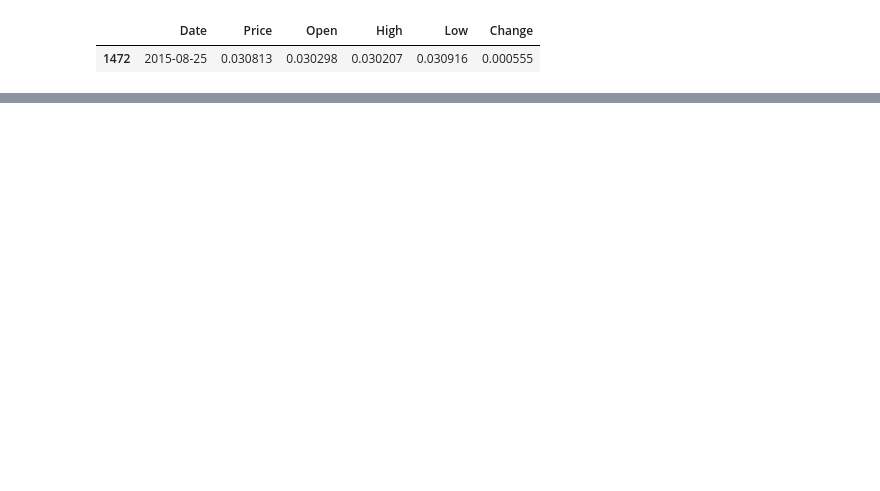
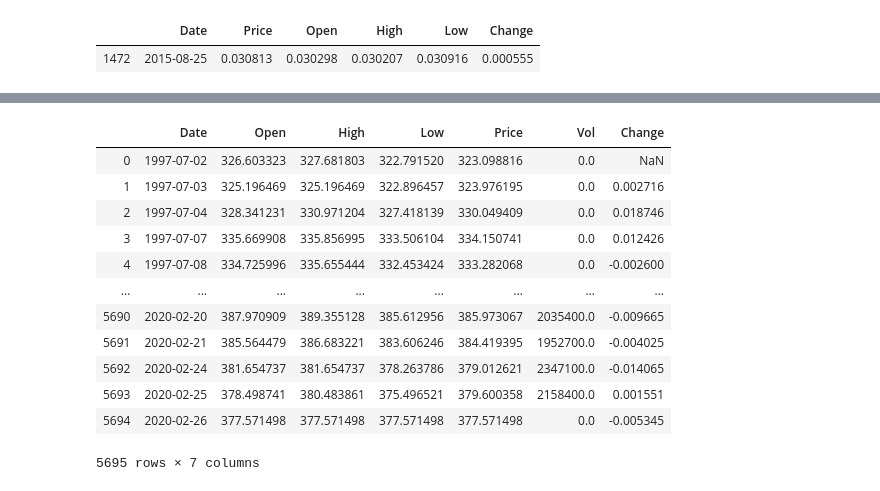
Before and after one commit to lzcaisg/reinforcement_trader, a Jupyter notebook: currency history cleaning - 0304.ipynb, the cells around one changed output, grey strips where cells are left out. Cells and saved outputs as stored; diff of their text form; code cells hidden in the pictures; blank space fills up the shorter version.

```diff
--- a/currency history cleaning - 0304.ipynb
+++ b/currency history cleaning - 0304.ipynb
@@ -86,0 +77,43 @@ brl_df.to_csv("./input/currency/BRL_1995-2020.csv")
+# %%
+DIR = "./from github\Stock-Trading-Environment\data"
+twii_df = csv2df(DIR, "^TWII.csv", source="yahoo")
+bvsp_df = csv2df(DIR, "^BVSP.csv", source="yahoo")
+# %%
+twd_df = pd.read_csv("./input/currency/TWD_1995-2020.csv")
+brl_df = pd.read_csv("./input/currency/BRL_1995-2020.csv")
+# %%
+twd_df['Date'] = pd.to_datetime(twd_df['Date'])
+brl_df['Date'] = pd.to_datetime(brl_df['Date'])
+# %%
+def normalize_to_usd(market_df, currency_df):
+    currency_df = currency_df[['Date', 'Price']]
+    common_date = np.intersect1d(currency_df['Date'] , market_df['Date'])
+    currency_df = currency_df[currency_df['Date'].isin(common_date)]
+    currency_df.reset_index(drop=True, inplace=True)
+
+    market_df = market_df[market_df['Date'].isin(common_date)]
+    market_df.reset_index(drop=True, inplace=True)
+    market_df.loc[:,'Open'] *= currency_df['Price']
+    market_df.loc[:,'High'] *= currency_df['Price']
+    market_df.loc[:,'Low'] *= currency_df['Price']
+    market_df.loc[:,'Price'] *= currency_df['Price']
+    market_df.loc[:,'Change'] = market_df['Price'].pct_change()
+
+    return market_df
+# %%
+twii_df_new = normalize_to_usd(twii_df,twd_df)
+twii_df_new
+# %% [output]
+|  | Date | Open | High | Low | Price | Vol | Change |
+| 0 | 1997-07-02 | 326.603323 | 327.681803 | 322.791520 | 323.098816 | 0.0 | NaN |
+| 1 | 1997-07-03 | 325.196469 | 325.196469 | 322.896457 | 323.976195 | 0.0 | 0.002716 |
+| 2 | 1997-07-04 | 328.341231 | 330.971204 | 327.418139 | 330.049409 | 0.0 | 0.018746 |
+| 3 | 1997-07-07 | 335.669908 | 335.856995 | 333.506104 | 334.150741 | 0.0 | 0.012426 |
+| 4 | 1997-07-08 | 334.725996 | 335.655444 | 332.453424 | 333.282068 | 0.0 | -0.002600 |
+| ... | ... | ... | ... | ... | ... | ... | ... |
+| 5690 | 2020-02-20 | 387.970909 | 389.355128 | 385.612956 | 385.973067 | 2035400.0 | -0.009665 |
+| 5691 | 2020-02-21 | 385.564479 | 386.683221 | 383.606246 | 384.419395 | 1952700.0 | -0.004025 |
+| 5692 | 2020-02-24 | 381.654737 | 381.654737 | 378.263786 | 379.012621 | 2347100.0 | -0.014065 |
+| 5693 | 2020-02-25 | 378.498741 | 380.483861 | 375.496521 | 379.600358 | 2158400.0 | 0.001551 |
+| 5694 | 2020-02-26 | 377.571498 | 377.571498 | 377.571498 | 377.571498 | 0.0 | -0.005345 |
+5695 rows × 7 columns
```
Also changed, not shown: parts of 9 cells of this notebook, 52 other files.
